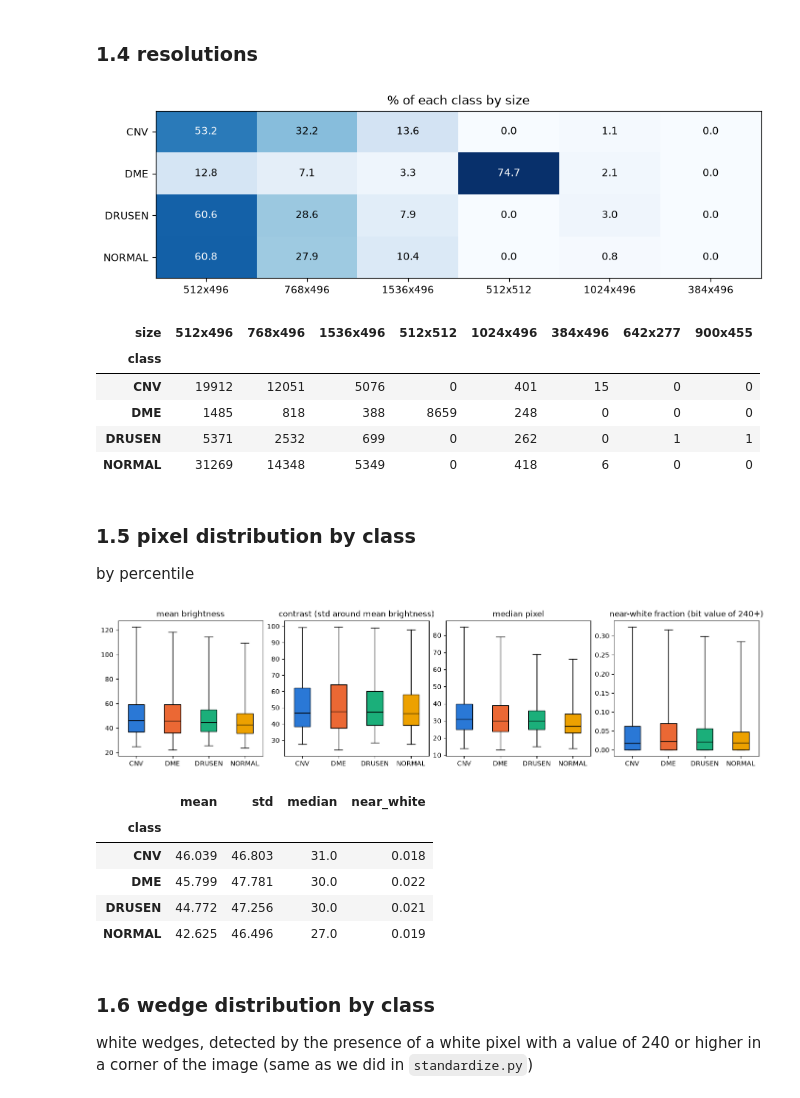
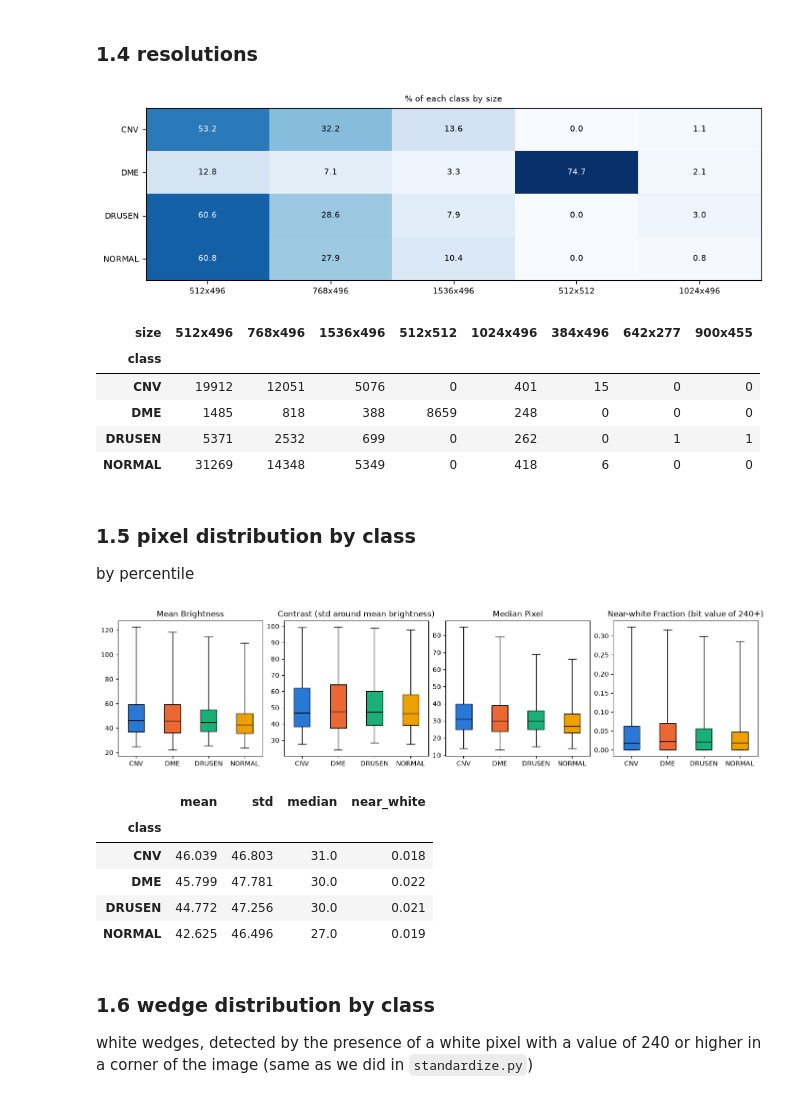
Before and after one commit to wattyven/SeeNN, a Jupyter notebook: src/SeeNN/eda.ipynb, the cells around one changed output. Saved outputs shown, nothing was run; the diff lists cells and outputs as text; code cells hidden in the pictures.

```diff
--- a/src/SeeNN/eda.ipynb
+++ b/src/SeeNN/eda.ipynb
@@ -169,23 +169,23 @@ Name: count, dtype: int64
 # %%
 size_counts = pd.crosstab(raw["class"], raw["size"])
 size_counts = size_counts[size_counts.sum().sort_values(ascending=False).index]  # most common size first
 size_share = 100 * size_counts.div(size_counts.sum(axis=1), axis=0)
-common = size_share.loc[:, size_counts.sum() >= 20]  # rare sizes are only in the table
+common = size_share.loc[:, size_counts.sum() >= 25]  # rare sizes are only in the table
 
 fig, ax = plt.subplots(figsize=(9, 2.8))
 ax.imshow(common, cmap="Blues", aspect="auto")
 ax.set_xticks(range(len(common.columns)), common.columns)
 ax.set_yticks(range(len(common.index)), common.index)
 for i in range(len(common.index)):
     for j in range(len(common.columns)):
         value = common.iloc[i, j]
         color = "white" if value > 0.6 * common.values.max() else "black"
         ax.text(j, i, f"{value:.1f}", ha="center", va="center", color=color)
 ax.set_title("% of each class by size")
 plt.show()
 size_counts
 # %% [output]
-[figure, old version]
+[figure, new version]
 | size | 512x496 | 768x496 | 1536x496 | 512x512 | 1024x496 | 384x496 | 642x277 | 900x455 |
 | class |  |  |  |  |  |  |  |  |
 | CNV | 19912 | 12051 | 5076 | 0 | 401 | 15 | 0 | 0 |
@@ -198,14 +198,14 @@ size_counts
 by percentile
 # %%
 columns = ["mean", "std", "median", "near_white"]
-titles = ["mean brightness", "contrast (std around mean brightness)", "median pixel", "near-white fraction (bit value of 240+)"]
+titles = ["Mean Brightness", "Contrast (std around mean brightness)", "Median Pixel", "Near-white Fraction (bit value of 240+)"]
 fig, axes = plt.subplots(1, 4, figsize=(14, 3.4))
 for ax, column, title in zip(axes, columns, titles):
     class_boxes(ax, raw, column, title)
 plt.show()
 raw.groupby("class")[columns].median().round(3)
 # %% [output]
-[figure, old version]
+[figure, new version]
 |  | mean | std | median | near_white |
 | class |  |  |  |  |
 | CNV | 46.039 | 46.803 | 31.0 | 0.018 |
```
Also changed, not shown: parts of 14 cells of this notebook.
